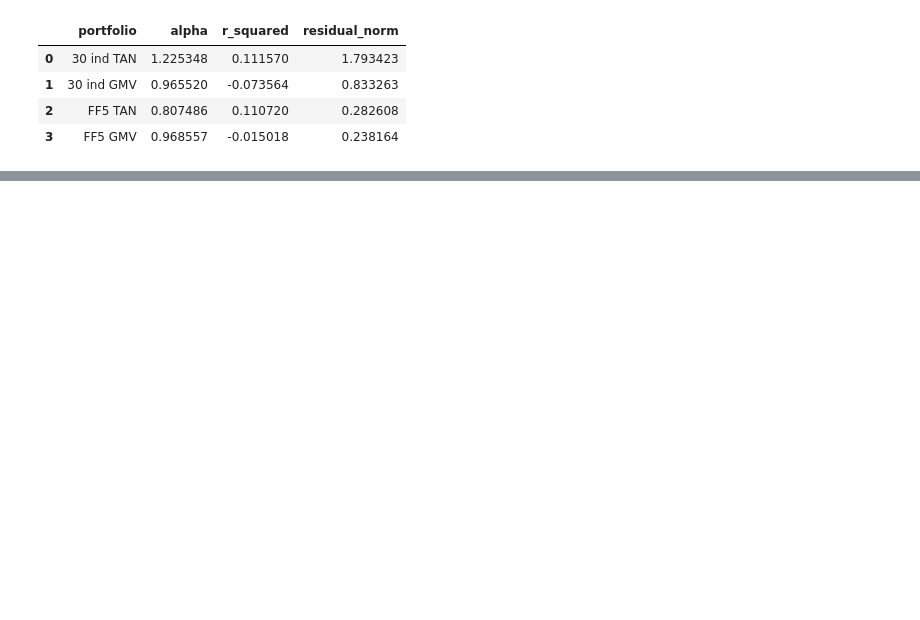
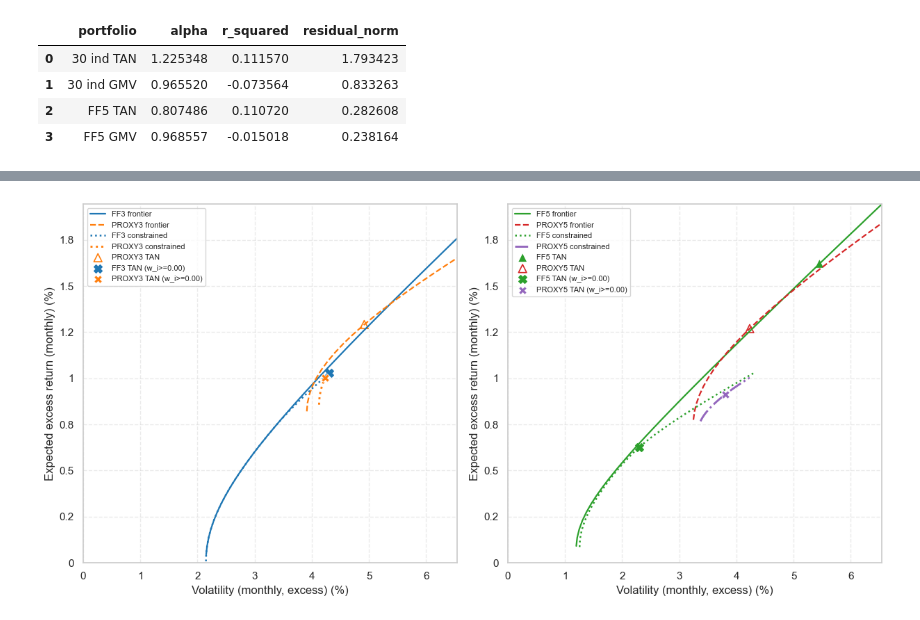
Before and after one commit to eomoran/fin41360-group-asst, a Jupyter notebook: fin41360_report.ipynb, the cells around one changed output, grey strips where cells are left out. Saved outputs shown, nothing was run; the diff lists cells and outputs as text; code cells hidden in the pictures; blank space fills up the shorter version.

Commit message:
Implement staged Scope 8 workflows, plots, and ADR policy (#3)

```diff
--- a/fin41360_report.ipynb
+++ b/fin41360_report.ipynb
@@ -370,0 +379,9 @@ scope7['summary_tables']['frontier_replication']
+# %%
+scope8_1 = run_scope8_1_constraints_full_sample(
+    ff3_excess=ff3,
+    ff5_excess=ff5,
+    proxy_returns=proxy_rets,
+    rf_gross=rf_gross,
+    constraint_levels=(0.0, -0.25),
+)
+scope8_1['inputs']
@@ -370,0 +411,12 @@ scope7['summary_tables']['frontier_replication']
+# %%
+constraint_label = 'w_i>=0.00'
+_ = plot_scope8_proxy_panels(
+    scope8_1,
+    constraint_label=constraint_label,
+    include_ff3_unconstrained_tan=False,
+    limit_basis='ff5_tan',
+    limit_mult=1.2,
+    efficient_frontier_only=PLOT_DEFAULTS['efficient_frontier_only'],
+)
+# %% [output]
+[figure, added]
```
Also changed, not shown: parts of 36 cells of this notebook, 5 other files.
